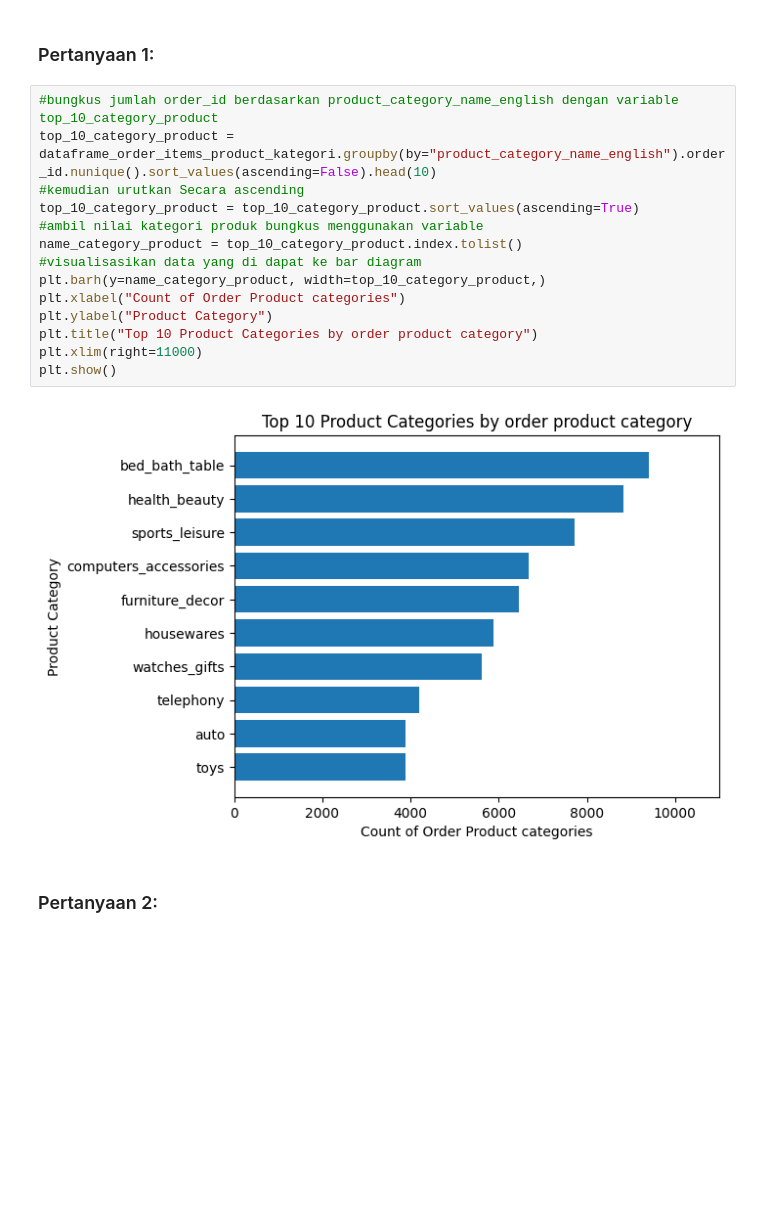
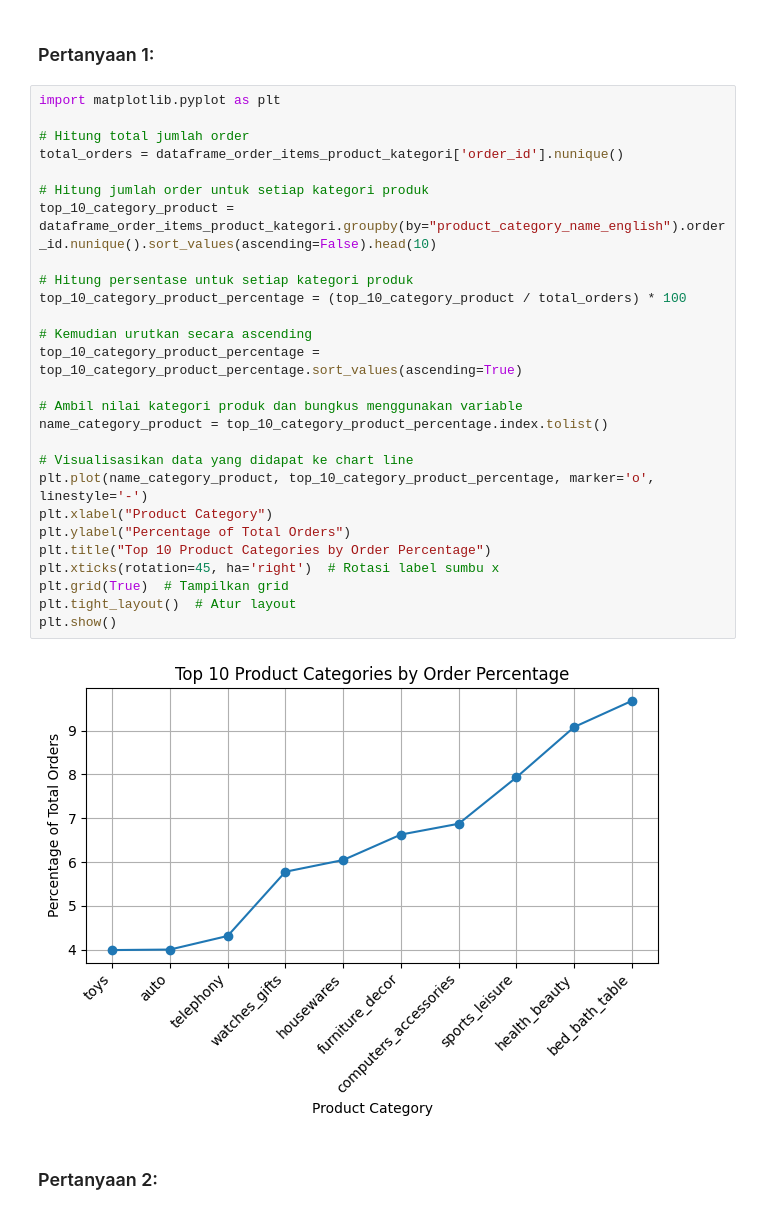
Before and after one commit to alfianfakhrudin2/Data_Analyts_DicodingSub, a Jupyter notebook: Proyek_Analisis_Data.ipynb, the cells around one changed output. Drawn from its saved outputs; the diff is of its cells as text; blank space fills up the shorter version.

Commit message:
update udah bisa nampil data pada chart, mau tambah calendar

```diff
--- a/Proyek_Analisis_Data.ipynb
+++ b/Proyek_Analisis_Data.ipynb
@@ -574,21 +576,34 @@ dataframe_all.head()
 # %% [markdown]
 ### Pertanyaan 1:
 # %%
-#bungkus jumlah order_id berdasarkan product_category_name_english dengan variable top_10_category_product
+import matplotlib.pyplot as plt
+
+# Hitung total jumlah order
+total_orders = dataframe_order_items_product_kategori['order_id'].nunique()
+
+# Hitung jumlah order untuk setiap kategori produk
 top_10_category_product = dataframe_order_items_product_kategori.groupby(by="product_category_name_english").order_id.nunique().sort_values(ascending=False).head(10)
-#kemudian urutkan Secara ascending
-top_10_category_product = top_10_category_product.sort_values(ascending=True)
-#ambil nilai kategori produk bungkus menggunakan variable
-name_category_product = top_10_category_product.index.tolist()
-#visualisasikan data yang di dapat ke bar diagram
-plt.barh(y=name_category_product, width=top_10_category_product,)
-plt.xlabel("Count of Order Product categories")
-plt.ylabel("Product Category")
-plt.title("Top 10 Product Categories by order product category")
-plt.xlim(right=11000)
+
+# Hitung persentase untuk setiap kategori produk
+top_10_category_product_percentage = (top_10_category_product / total_orders) * 100
+
+# Kemudian urutkan secara ascending
+top_10_category_product_percentage = top_10_category_product_percentage.sort_values(ascending=True)
+
+# Ambil nilai kategori produk dan bungkus menggunakan variable
+name_category_product = top_10_category_product_percentage.index.tolist()
+
+# Visualisasikan data yang didapat ke chart line
+plt.plot(name_category_product, top_10_category_product_percentage, marker='o', linestyle='-')
+plt.xlabel("Product Category")
+plt.ylabel("Percentage of Total Orders")
+plt.title("Top 10 Product Categories by Order Percentage")
+plt.xticks(rotation=45, ha='right')  # Rotasi label sumbu x
+plt.grid(True)  # Tampilkan grid
+plt.tight_layout()  # Atur layout
 plt.show()
 # %% [output]
-[figure, old version]
+[figure, new version]
 # %% [markdown]
 ### Pertanyaan 2:
 # %%
```
Also changed, not shown: parts of 6 cells of this notebook, 5 other files.
